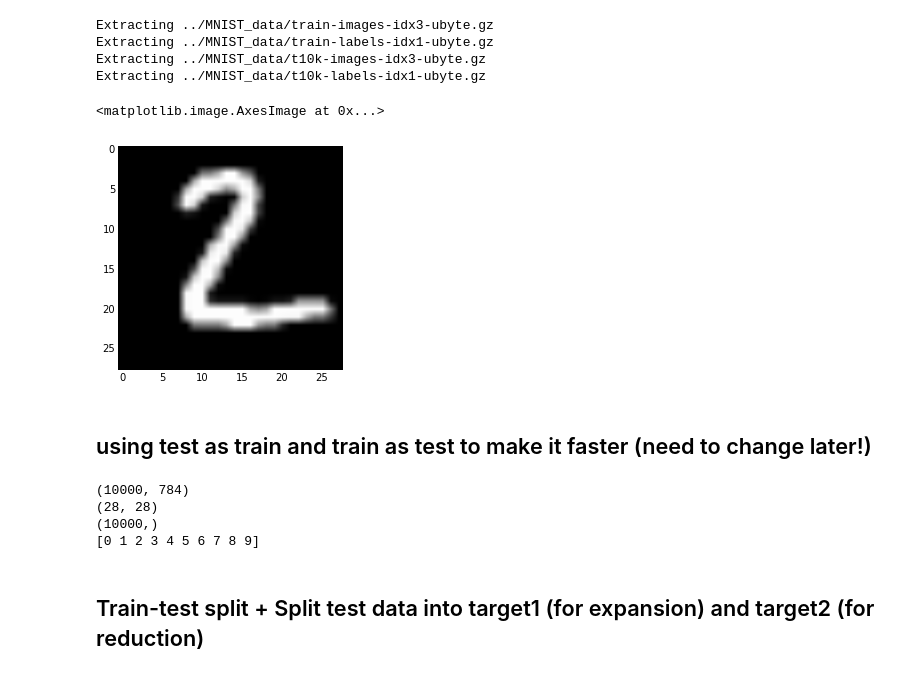
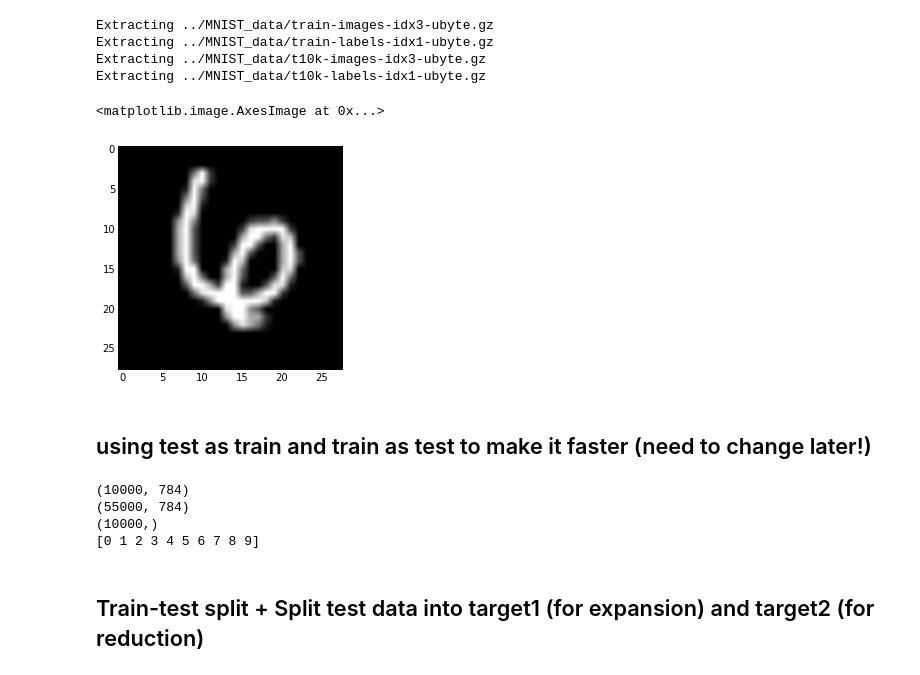
Before and after one commit to Luke3D/TransferRandomForest, a Jupyter notebook: RandomForest-SER.ipynb, the cells around one changed output. Saved outputs shown, nothing was run; the diff lists cells and outputs as text; code cells hidden in the pictures.

```diff
--- a/RandomForest-SER.ipynb
+++ b/RandomForest-SER.ipynb
@@ -429,12 +438,12 @@ Extracting ../MNIST_data/t10k-images-idx3-ubyte.gz
 Extracting ../MNIST_data/t10k-labels-idx1-ubyte.gz
 # %%
 #plot one MNIST datapoint
-xtest = mnist.test.images[1,:]
+xtest = mnist.test.images[22,:]
 xtest = xtest.reshape(28,28)
 plt.imshow(xtest,'gray')
 # %% [output]
 <matplotlib.image.AxesImage at 0x...>
-[figure, old version]
+[figure, new version]
 # %% [markdown]
 ## using test as train and train as test to make it faster (need to change later!)
 # %%
@@ -442,13 +451,13 @@ Xtest = mnist.train.images
 Xtrain = mnist.test.images
 ytest = mnist.train.labels
 ytrain = mnist.test.labels
-print xtrain.shape
-print xtest.shape
+print Xtrain.shape
+print Xtest.shape
 print ytrain.shape
 print np.unique(ytrain)
 # %% [output]
 (10000, 784)
-(28, 28)
+(55000, 784)
 (10000,)
 [0 1 2 3 4 5 6 7 8 9]
 # %% [markdown]
```
Also changed, not shown: parts of 11 cells of this notebook, 1 other file.
